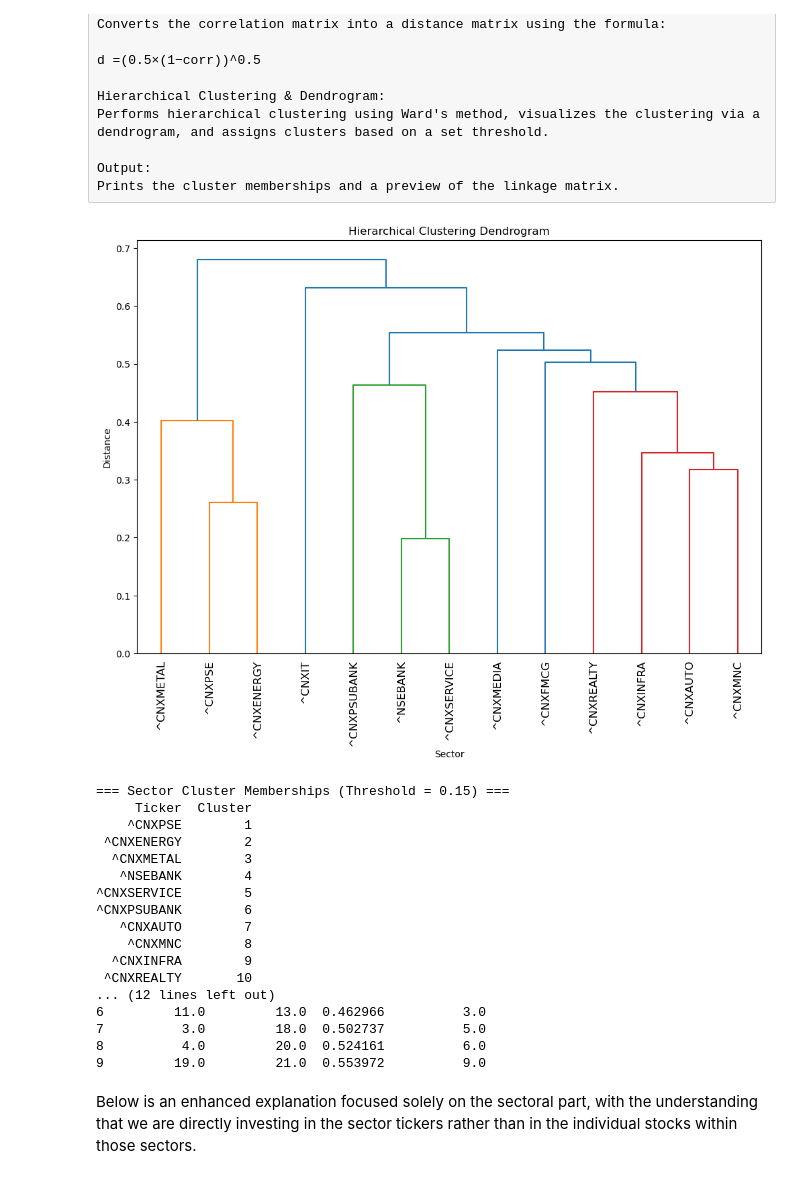
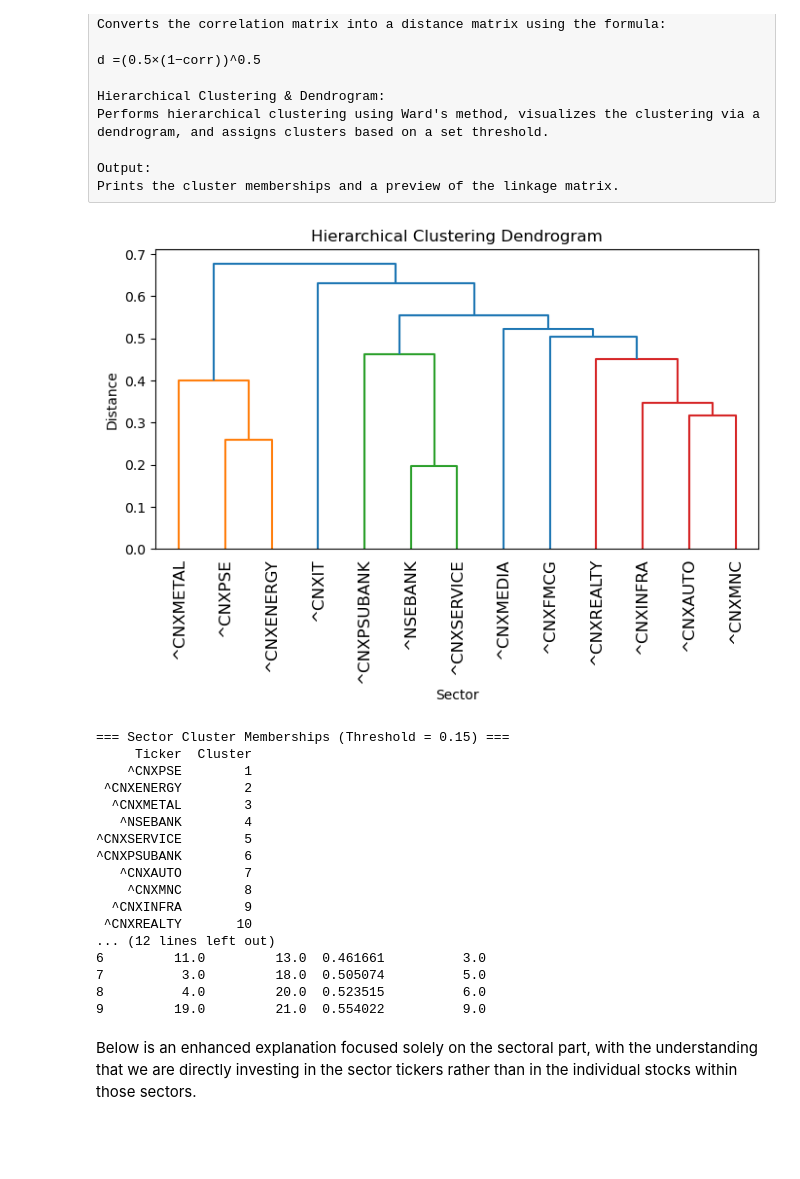
Before and after one commit to DarshitSarda/Sectoral_Portfolio_Rebalancing, a Jupyter notebook: BE_FINAL_CODE.ipynb, the cells around one changed output. Saved outputs shown, nothing was run; the diff lists cells and outputs as text; code cells hidden in the pictures; blank space fills up the shorter version.

```diff
--- a/BE_FINAL_CODE.ipynb
+++ b/BE_FINAL_CODE.ipynb
@@ -174,35 +174,35 @@ condensed_dist = squareform(distance_matrix)
 # Compute linkage matrix using Ward's method
 Z = linkage(condensed_dist, method='ward')
 
-plt.figure(figsize=(12, 8))
+plt.figure(figsize=(8, 4))
 dendrogram(Z, labels=correlation_matrix.index, leaf_rotation=90)
 plt.title("Hierarchical Clustering Dendrogram")
 plt.xlabel("Sector")
 plt.ylabel("Distance")
 plt.show()
 
 # -----------------------------
 # 6. Determine Cluster Memberships
 # -----------------------------
 # Set a threshold to form flat clusters; adjust this threshold to see different levels.
 # Lower threshold: more clusters (sectors need to be very similar to be grouped)
 threshold = 0.15  # you can experiment with this value
 clusters = fcluster(Z, t=threshold, criterion='distance')
 
 # Map tickers to clusters
 cluster_df = pd.DataFrame({'Ticker': correlation_matrix.index, 'Cluster': clusters})
 print("\n=== Sector Cluster Memberships (Threshold = {:.2f}) ===".format(threshold))
 print(cluster_df.sort_values('Cluster').to_string(index=False))
 
 # -----------------------------
 # 7. Interpret Cluster Levels
 # -----------------------------
 # Optionally, print out the linkage matrix to see at what distances clusters merge.
 linkage_df = pd.DataFrame(Z, columns=['Sector1_idx', 'Sector2_idx', 'Distance', 'SampleCount'])
 print("\n=== Linkage Matrix (First 10 rows) ===")
 print(linkage_df.head(10))
 # %% [output]
-[figure, old version]
+[figure, new version]
 === Sector Cluster Memberships (Threshold = 0.15) ===
      Ticker  Cluster
     ^CNXPSE        1
@@ -216,10 +216,10 @@ print(linkage_df.head(10))
   ^CNXINFRA        9
  ^CNXREALTY       10
 ... (12 lines left out)
-6         11.0         13.0  0.462966          3.0
-7          3.0         18.0  0.502737          5.0
-8          4.0         20.0  0.524161          6.0
-9         19.0         21.0  0.553972          9.0
+6         11.0         13.0  0.461661          3.0
+7          3.0         18.0  0.505074          5.0
+8          4.0         20.0  0.523515          6.0
+9         19.0         21.0  0.554022          9.0
 # %% [markdown]
 Below is an enhanced explanation focused solely on the sectoral part, with the understanding that we are directly investing in the sector tickers rather than in the individual stocks within those sectors.
 # %% [raw]
```
Also changed, not shown: parts of 6 cells of this notebook.
